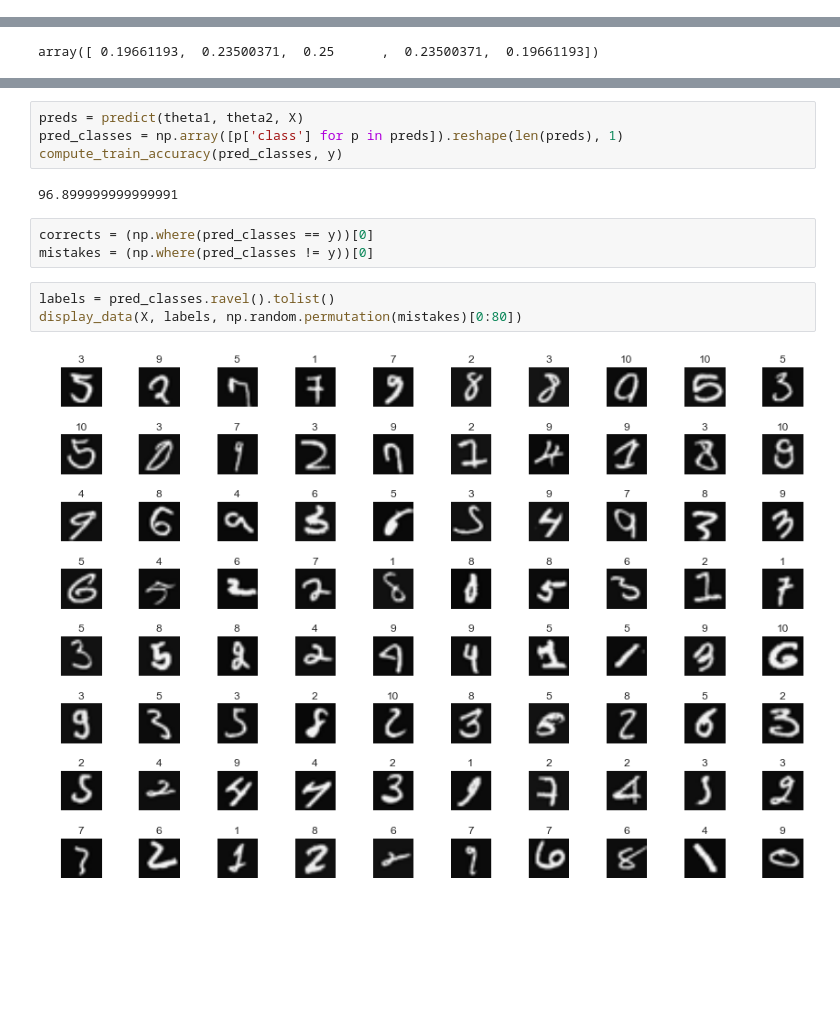
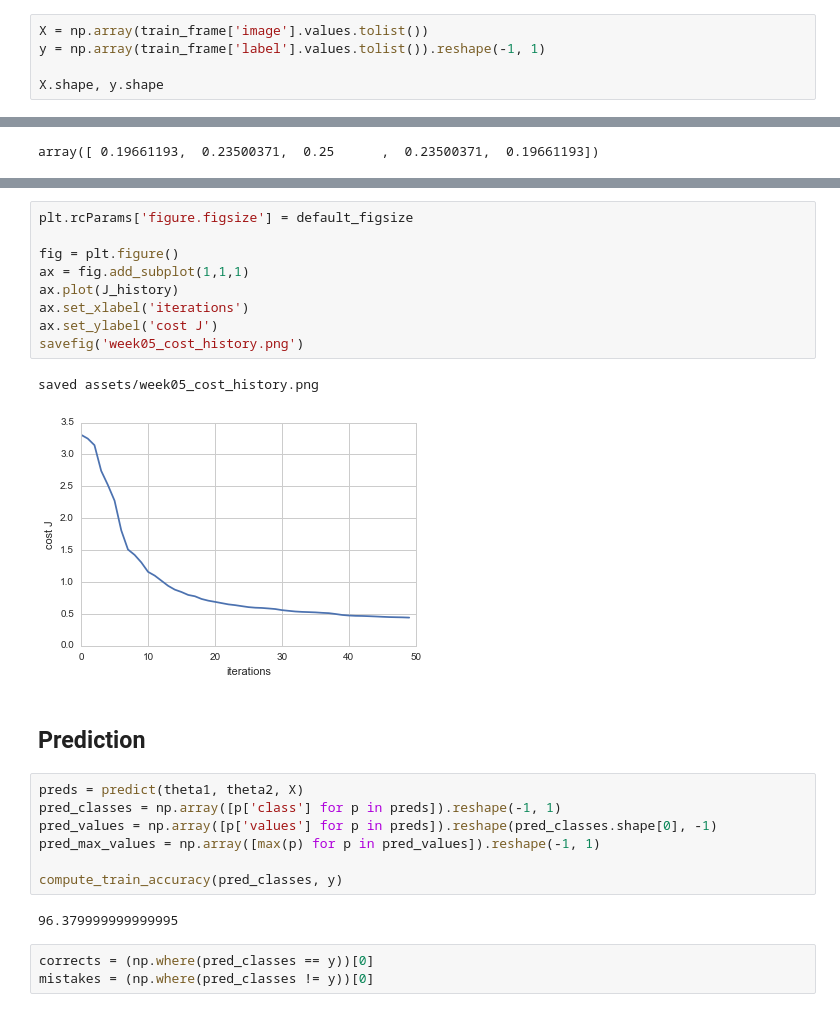
Before and after one commit to uents/coursera-ml, a Jupyter notebook: week05/neural_network_learning.ipynb, the cells around one changed output, grey strips where cells are left out. Cells and saved outputs as stored; diff of their text form; blank space fills up the shorter version.

```diff
--- a/week05/neural_network_learning.ipynb
+++ b/week05/neural_network_learning.ipynb
@@ -63,0 +83,5 @@ theta1.shape, theta2.shape
+# %%
+X = np.array(train_frame['image'].values.tolist())
+y = np.array(train_frame['label'].values.tolist()).reshape(-1, 1)
+
+X.shape, y.shape
@@ -106,14 +113,26 @@ J = 2.38969940619
+# %%
+plt.rcParams['figure.figsize'] = default_figsize
+
+fig = plt.figure()
+ax = fig.add_subplot(1,1,1)
+ax.plot(J_history)
+ax.set_xlabel('iterations')
+ax.set_ylabel('cost J')
+savefig('week05_cost_history.png')
+# %% [output]
+saved assets/week05_cost_history.png
+[figure, added]
+# %% [markdown]
+## Prediction
 # %%
 preds = predict(theta1, theta2, X)
-pred_classes = np.array([p['class'] for p in preds]).reshape(len(preds), 1)
+pred_classes = np.array([p['class'] for p in preds]).reshape(-1, 1)
+pred_values = np.array([p['values'] for p in preds]).reshape(pred_classes.shape[0], -1)
+pred_max_values = np.array([max(p) for p in pred_values]).reshape(-1, 1)
+
 compute_train_accuracy(pred_classes, y)
 # %% [output]
-96.899999999999991
+96.379999999999995
 # %%
 corrects = (np.where(pred_classes == y))[0]
 mistakes = (np.where(pred_classes != y))[0]
-# %%
-labels = pred_classes.ravel().tolist()
-display_data(X, labels, np.random.permutation(mistakes)[0:80])
-# %% [output]
-[figure, removed]
```
Also changed, not shown: parts of 19 cells of this notebook, 1 other file.
